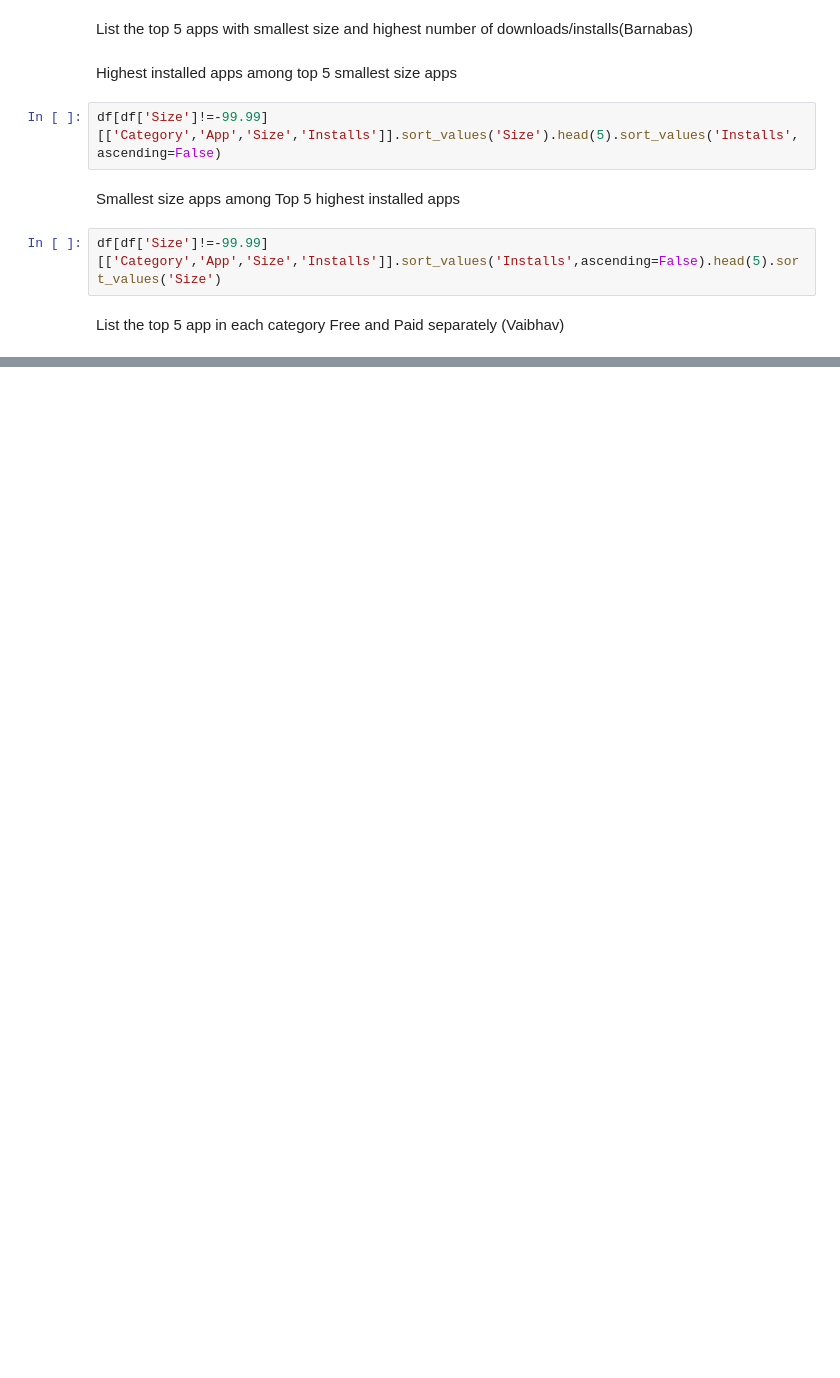
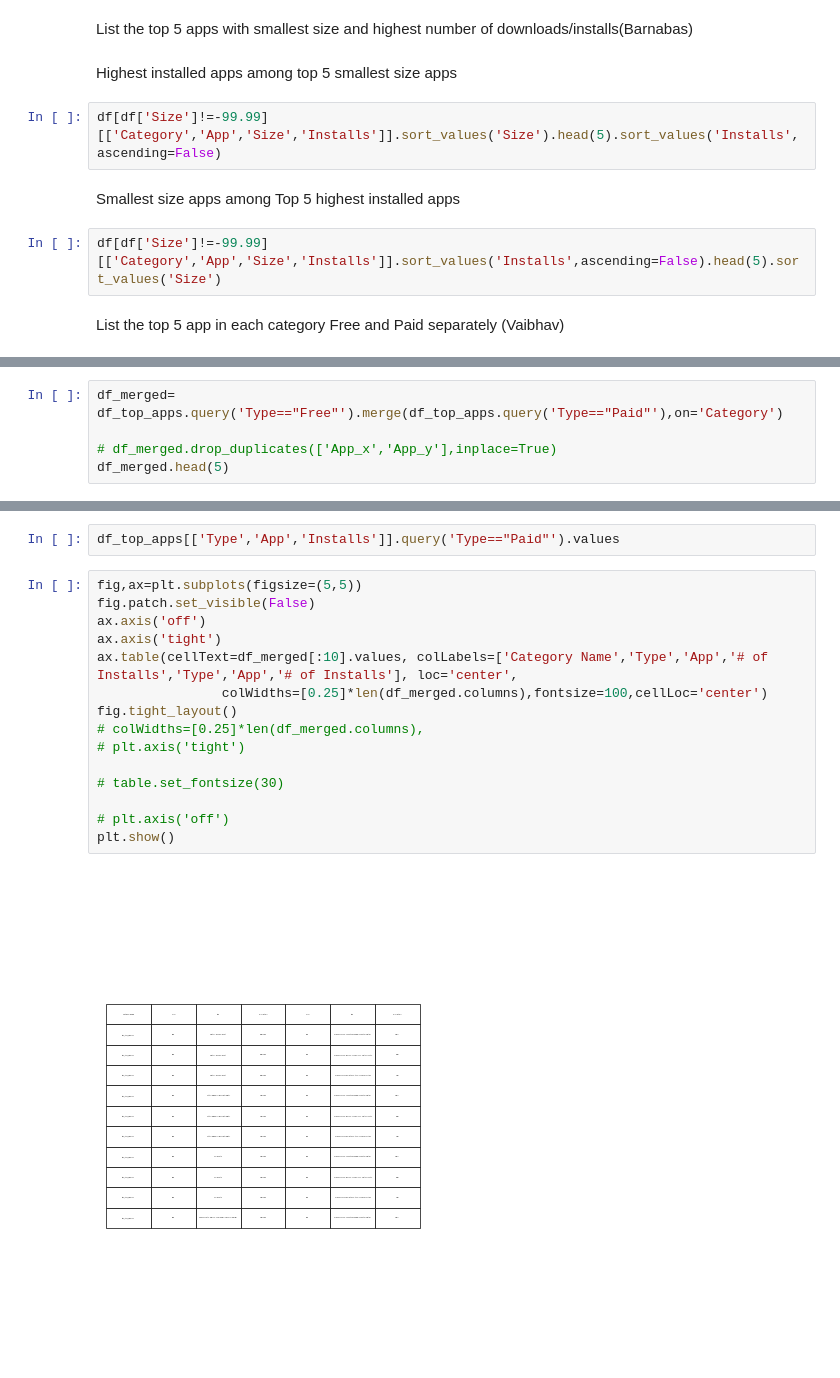
Before and after one commit to onurer87/data-5---team-4, a Jupyter notebook: Stage_2/Week_3/Week_3.ipynb, the cells around one changed output, grey strips where cells are left out. Cells and saved outputs as stored; diff of their text form; blank space fills up the shorter version.

```diff
--- a/Stage_2/Week_3/Week_3.ipynb
+++ b/Stage_2/Week_3/Week_3.ipynb
@@ -42,0 +38,5 @@ df_top_apps.head(10)
+# %%
+df_merged= df_top_apps.query('Type=="Free"').merge(df_top_apps.query('Type=="Paid"'),on='Category')
+
+# df_merged.drop_duplicates(['App_x','App_y'],inplace=True)
+df_merged.head(5)
@@ -42,0 +50,19 @@ df_top_apps.head(10)
+# %%
+df_top_apps[['Type','App','Installs']].query('Type=="Paid"').values
+# %%
+fig,ax=plt.subplots(figsize=(5,5))
+fig.patch.set_visible(False)
+ax.axis('off')
+ax.axis('tight')
+ax.table(cellText=df_merged[:10].values, colLabels=['Category Name','Type','App','# of Installs','Type','App','# of Installs'], loc='center',
+                colWidths=[0.25]*len(df_merged.columns),fontsize=100,cellLoc='center')
+fig.tight_layout()
+# colWidths=[0.25]*len(df_merged.columns),
+# plt.axis('tight')
+
+# table.set_fontsize(30)
+
+# plt.axis('off')
+plt.show()
+# %% [output]
+[figure, added]
```
Also changed, not shown: parts of 2 cells of this notebook, 3 other files.
